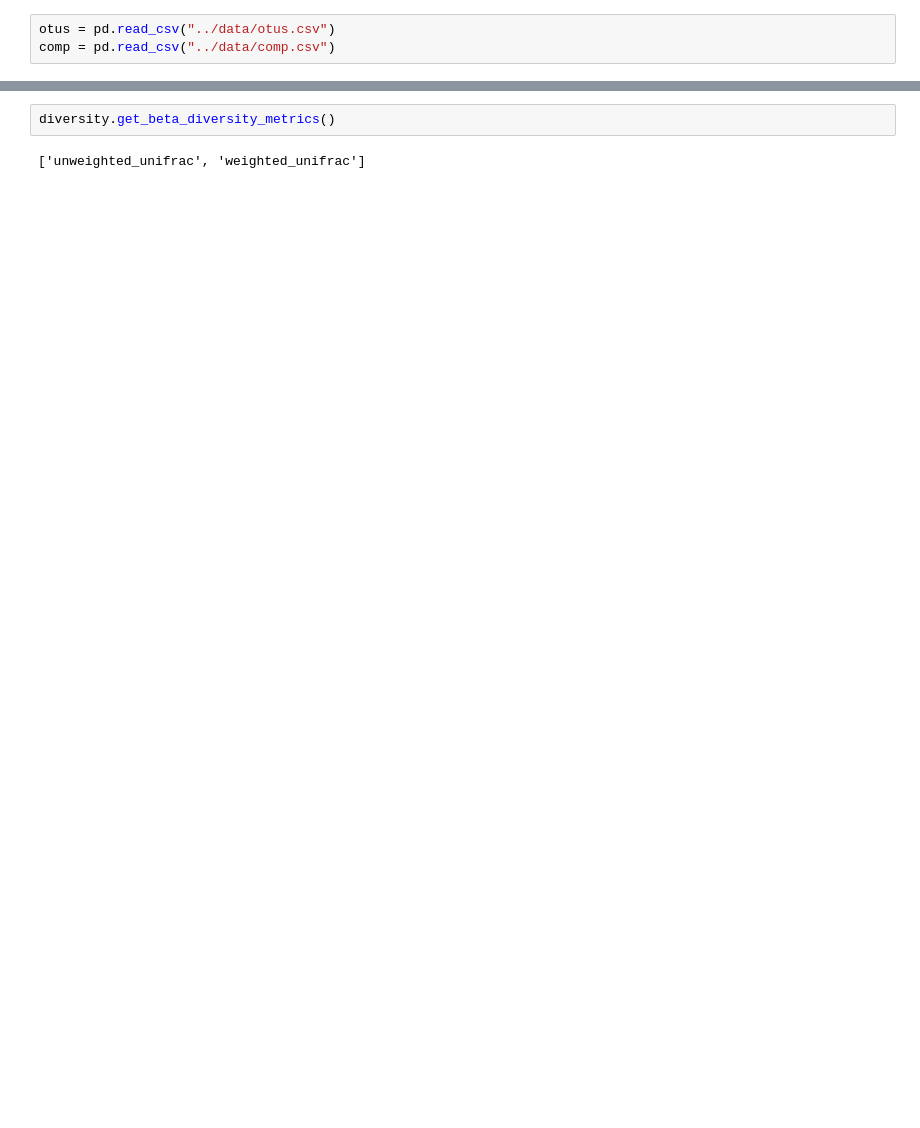
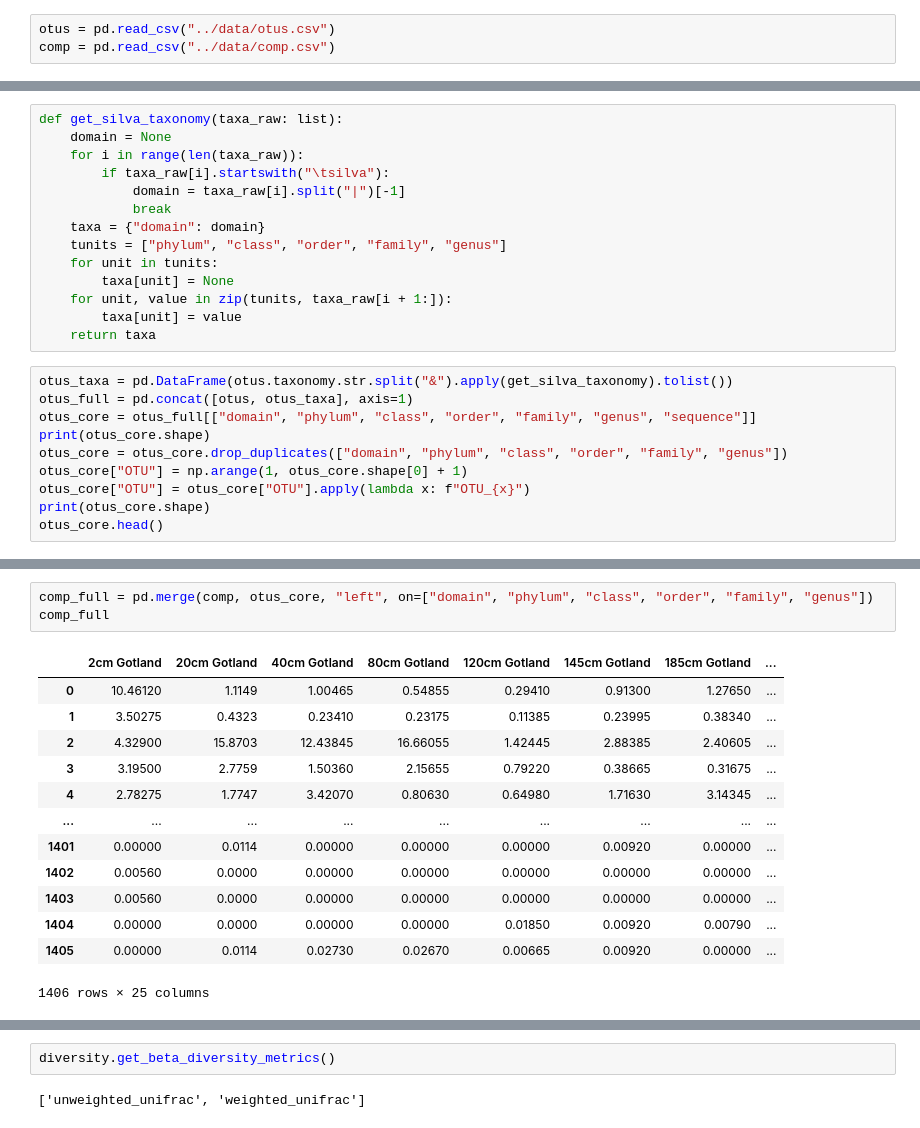
Before and after one commit to kpotoh/valerik, a Jupyter notebook: notebooks/diversity.ipynb, the cells around one changed output, grey strips where cells are left out. Cells and saved outputs as stored; diff of their text form; blank space fills up the shorter version.

```diff
--- a/notebooks/diversity.ipynb
+++ b/notebooks/diversity.ipynb
@@ -23,0 +29,24 @@ comp = pd.read_csv("../data/comp.csv")
+# %%
+def get_silva_taxonomy(taxa_raw: list):
+    domain = None
+    for i in range(len(taxa_raw)):
+        if taxa_raw[i].startswith("\tsilva"):
+            domain = taxa_raw[i].split("|")[-1]
+            break
+    taxa = {"domain": domain}
+    tunits = ["phylum", "class", "order", "family", "genus"]
+    for unit in tunits:
+        taxa[unit] = None
+    for unit, value in zip(tunits, taxa_raw[i + 1:]):
+        taxa[unit] = value
+    return taxa
+# %%
+otus_taxa = pd.DataFrame(otus.taxonomy.str.split("&").apply(get_silva_taxonomy).tolist())
+otus_full = pd.concat([otus, otus_taxa], axis=1)
+otus_core = otus_full[["domain", "phylum", "class", "order", "family", "genus", "sequence"]]
+print(otus_core.shape)
+otus_core = otus_core.drop_duplicates(["domain", "phylum", "class", "order", "family", "genus"])
+otus_core["OTU"] = np.arange(1, otus_core.shape[0] + 1)
+otus_core["OTU"] = otus_core["OTU"].apply(lambda x: f"OTU_{x}")
+print(otus_core.shape)
+otus_core.head()
@@ -23,0 +62,17 @@ comp = pd.read_csv("../data/comp.csv")
+# %%
+comp_full = pd.merge(comp, otus_core, "left", on=["domain", "phylum", "class", "order", "family", "genus"])
+comp_full
+# %% [output]
+|  | 2cm Gotland | 20cm Gotland | 40cm Gotland | 80cm Gotland | 120cm Gotland | 145cm Gotland | 185cm Gotland | ... |
+| 0 | 10.46120 | 1.1149 | 1.00465 | 0.54855 | 0.29410 | 0.91300 | 1.27650 | ... |
+| 1 | 3.50275 | 0.4323 | 0.23410 | 0.23175 | 0.11385 | 0.23995 | 0.38340 | ... |
+| 2 | 4.32900 | 15.8703 | 12.43845 | 16.66055 | 1.42445 | 2.88385 | 2.40605 | ... |
+| 3 | 3.19500 | 2.7759 | 1.50360 | 2.15655 | 0.79220 | 0.38665 | 0.31675 | ... |
+| 4 | 2.78275 | 1.7747 | 3.42070 | 0.80630 | 0.64980 | 1.71630 | 3.14345 | ... |
+| ... | ... | ... | ... | ... | ... | ... | ... | ... |
+| 1401 | 0.00000 | 0.0114 | 0.00000 | 0.00000 | 0.00000 | 0.00920 | 0.00000 | ... |
+| 1402 | 0.00560 | 0.0000 | 0.00000 | 0.00000 | 0.00000 | 0.00000 | 0.00000 | ... |
+| 1403 | 0.00560 | 0.0000 | 0.00000 | 0.00000 | 0.00000 | 0.00000 | 0.00000 | ... |
+| 1404 | 0.00000 | 0.0000 | 0.00000 | 0.00000 | 0.01850 | 0.00920 | 0.00790 | ... |
+| 1405 | 0.00000 | 0.0114 | 0.02730 | 0.02670 | 0.00665 | 0.00920 | 0.00000 | ... |
+1406 rows × 25 columns
```
Also changed, not shown: parts of 15 cells of this notebook, 4 other files.
